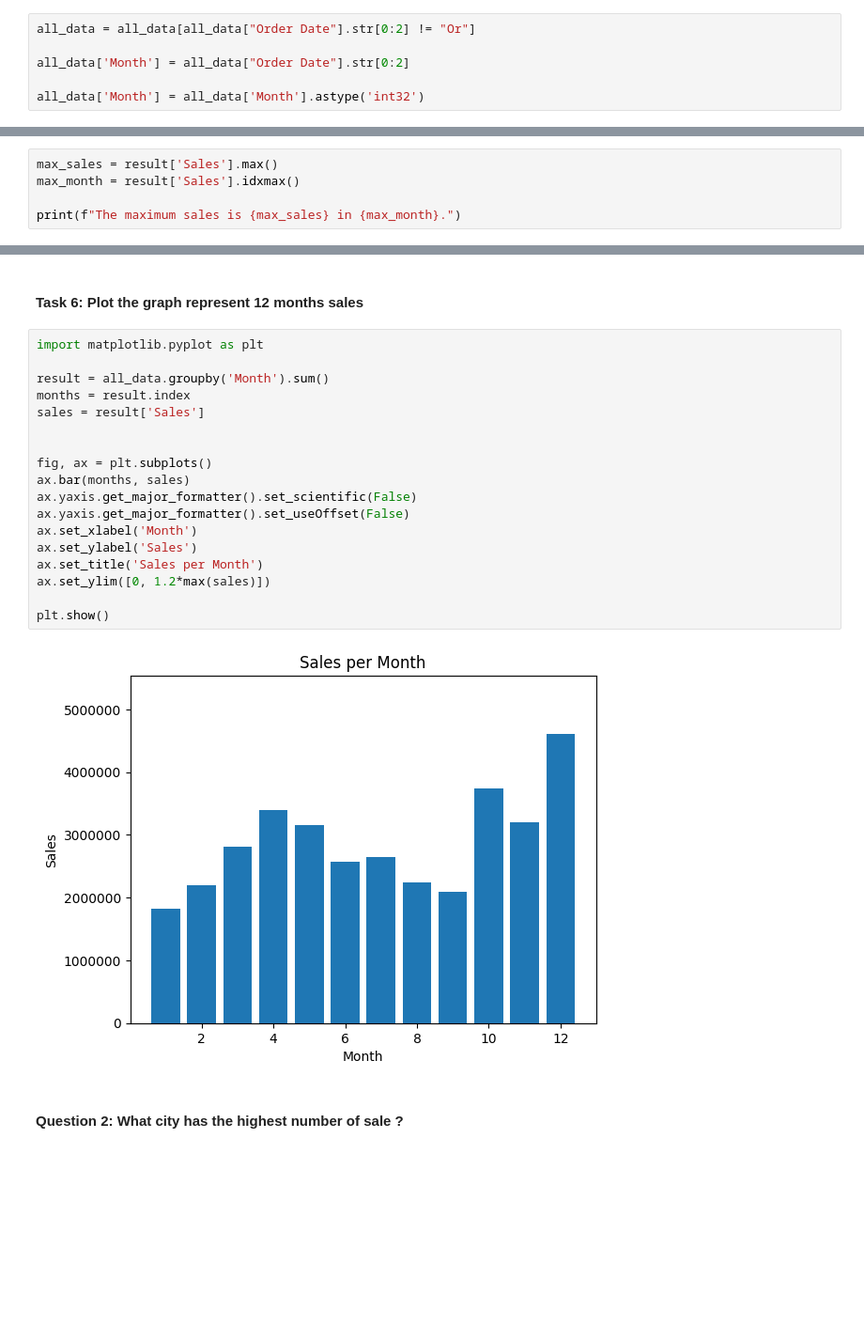
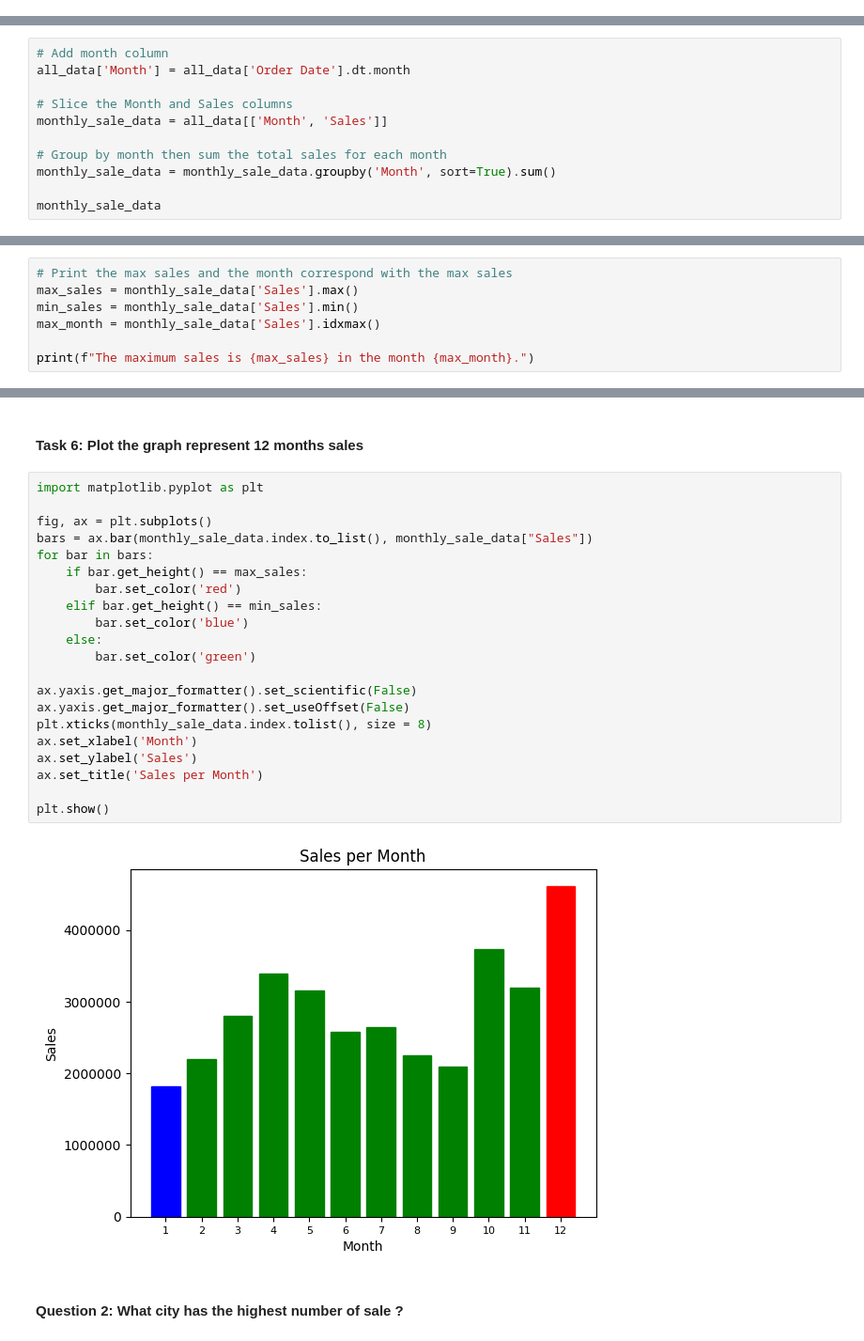
Before and after one commit to emilyle91/sales-analysis, a Jupyter notebook: Sales_Analysis.ipynb, the cells around one changed output, grey strips where cells are left out. Shown at 94% size. Drawn from its saved outputs; the diff is of its cells as text; blank space fills up the shorter version.

```diff
--- a/Sales_Analysis.ipynb
+++ b/Sales_Analysis.ipynb
@@ -43,9 +54,3 @@ all_data.head(5)
 #### Question 1: What was best month for sales? How much was earned that month ?
 # %% [markdown]
 #### Task 2: Add additional month column
-# %%
-all_data = all_data[all_data["Order Date"].str[0:2] != "Or"]
-
-all_data['Month'] = all_data["Order Date"].str[0:2]
-
-all_data['Month'] = all_data['Month'].astype('int32')
@@ -64,0 +86,11 @@ result = all_data.groupby('Month').sum()
+# %%
+# Add month column
+all_data['Month'] = all_data['Order Date'].dt.month
+
+# Slice the Month and Sales columns
+monthly_sale_data = all_data[['Month', 'Sales']]
+
+# Group by month then sum the total sales for each month
+monthly_sale_data = monthly_sale_data.groupby('Month', sort=True).sum()
+
+monthly_sale_data
@@ -65,8 +112,10 @@ result = all_data.groupby('Month').sum()
 # %% [markdown]
 #### Task 5: Print the result represent the month with the highest sales
 # %%
-max_sales = result['Sales'].max()
-max_month = result['Sales'].idxmax()
+# Print the max sales and the month correspond with the max sales
+max_sales = monthly_sale_data['Sales'].max()
+min_sales = monthly_sale_data['Sales'].min()
+max_month = monthly_sale_data['Sales'].idxmax()
 
-print(f"The maximum sales is {max_sales} in {max_month}.")
+print(f"The maximum sales is {max_sales} in the month {max_month}.")
 # %% [output]
@@ -76,23 +125,26 @@ The maximum sales is 4613443.34 in 12.
 # %%
 import matplotlib.pyplot as plt
 
-result = all_data.groupby('Month').sum()
-months = result.index
-sales = result['Sales']
+fig, ax = plt.subplots()
+bars = ax.bar(monthly_sale_data.index.to_list(), monthly_sale_data["Sales"])
+for bar in bars:
+    if bar.get_height() == max_sales:
+        bar.set_color('red')
+    elif bar.get_height() == min_sales:
+        bar.set_color('blue')
+    else:
+        bar.set_color('green')
 
-
-fig, ax = plt.subplots()
-ax.bar(months, sales)
 ax.yaxis.get_major_formatter().set_scientific(False)
 ax.yaxis.get_major_formatter().set_useOffset(False)
+plt.xticks(monthly_sale_data.index.tolist(), size = 8)
 ax.set_xlabel('Month')
 ax.set_ylabel('Sales')
 ax.set_title('Sales per Month')
-ax.set_ylim([0, 1.2*max(sales)])
 
 plt.show()
 # %% [output]
-[figure, old version]
+[figure, new version]
 # %% [markdown]
 #### Question 2: What city has the highest number of sale ?
 # %% [markdown]
```
Also changed, not shown: parts of 14 cells of this notebook.
